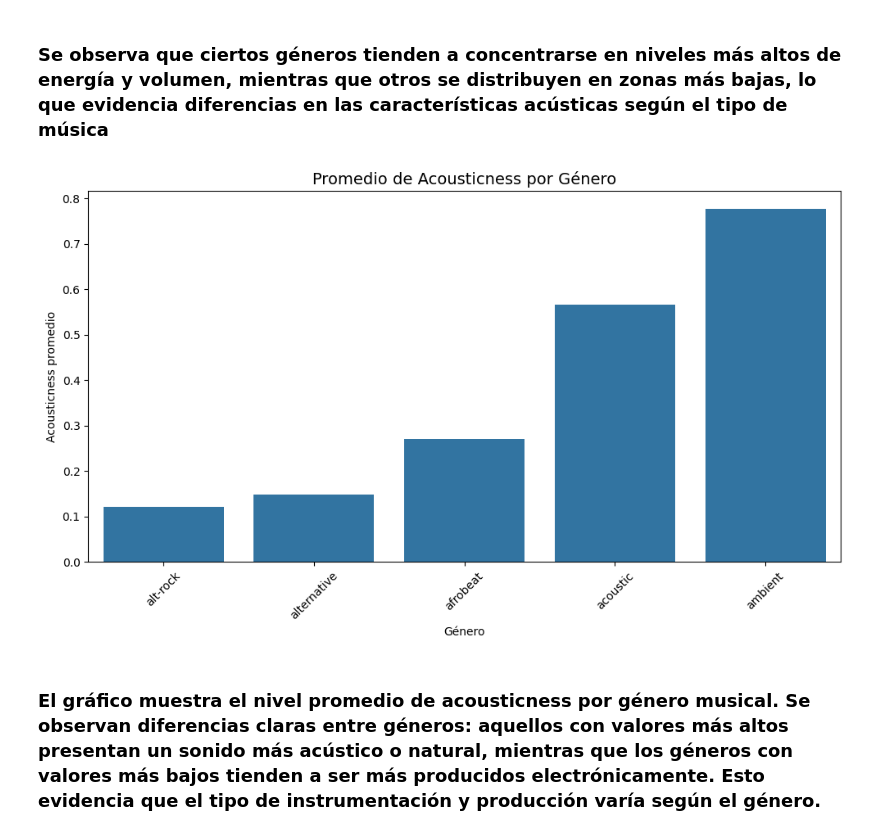
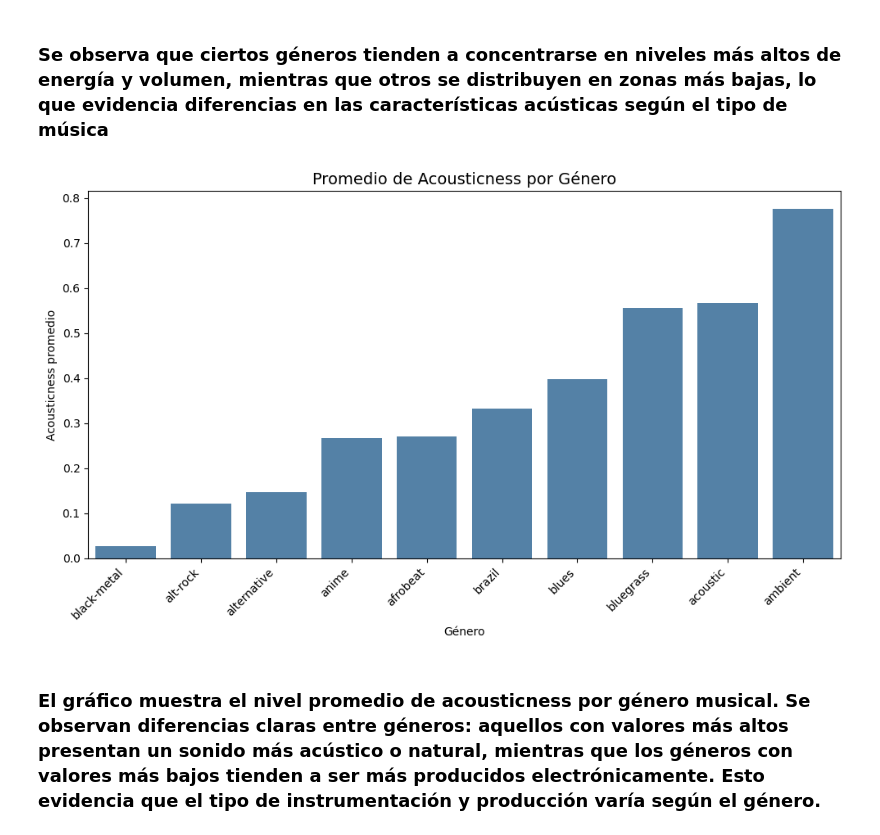
Before and after one commit to CamFuenzalidaC/GuerrerosZ, a Jupyter notebook: Segunda _evaluacion.ipynb, the cells around one changed output. Saved outputs shown, nothing was run; the diff lists cells and outputs as text; code cells hidden in the pictures.

```diff
--- a/Segunda _evaluacion.ipynb
+++ b/Segunda _evaluacion.ipynb
@@ -495,31 +489,37 @@ plt.show()
 # %% [markdown]
 ### Se observa que ciertos géneros tienden a concentrarse en niveles más altos de energía y volumen, mientras que otros se distribuyen en zonas más bajas, lo que evidencia diferencias en las características acústicas según el tipo de música
 # %%
-plt.figure(figsize=(10,6))
 
-# Top 5 géneros más frecuentes
-generos_top5 = df['track_genre'].value_counts().head(5).index
 
-# Filtrar dataset
-df_filtrado = df[df['track_genre'].isin(generos_top5)]
+# 1. Obtener los 10 géneros más frecuentes
+generos_top = df['track_genre'].value_counts().head(10).index
+df_top10 = df[df['track_genre'].isin(generos_top)]
 
-# Promedio de acousticness
-promedios = df_filtrado.groupby('track_genre')['acousticness'].mean().sort_values()
+# 2. Calcular el promedio de acousticness por género y ordenarlo de menor a mayor
+df_promedio = df_top10.groupby('track_genre')['acousticness'].mean().sort_values().reset_index()
+
+# 3. Graficar
+plt.figure(figsize=(10, 6))
 
 sns.barplot(
-    x=promedios.index,
-    y=promedios.values
+    data=df_promedio,
+    x='track_genre',
+    y='acousticness',
+    color='steelblue'  # Color similar al de tu gráfico original
 )
 
+# 4. Personalización de etiquetas (tal como los tienes en tu descripción)
 plt.title('Promedio de Acousticness por Género', fontsize=14)
 plt.xlabel('Género')
 plt.ylabel('Acousticness promedio')
 
-plt.xticks(rotation=45)
+# Rotar las etiquetas del eje X para que no se amontonen
+plt.xticks(rotation=45, ha='right')
+
 plt.tight_layout()
 plt.show()
 # %% [output]
-[figure, old version]
+[figure, new version]
 # %% [markdown]
 ### El gráfico muestra el nivel promedio de acousticness por género musical. Se observan diferencias claras entre géneros: aquellos con valores más altos presentan un sonido más acústico o natural, mientras que los géneros con valores más bajos tienden a ser más producidos electrónicamente. Esto evidencia que el tipo de instrumentación y producción varía según el género.
 # %%
```
Also changed, not shown: parts of 13 cells of this notebook.
